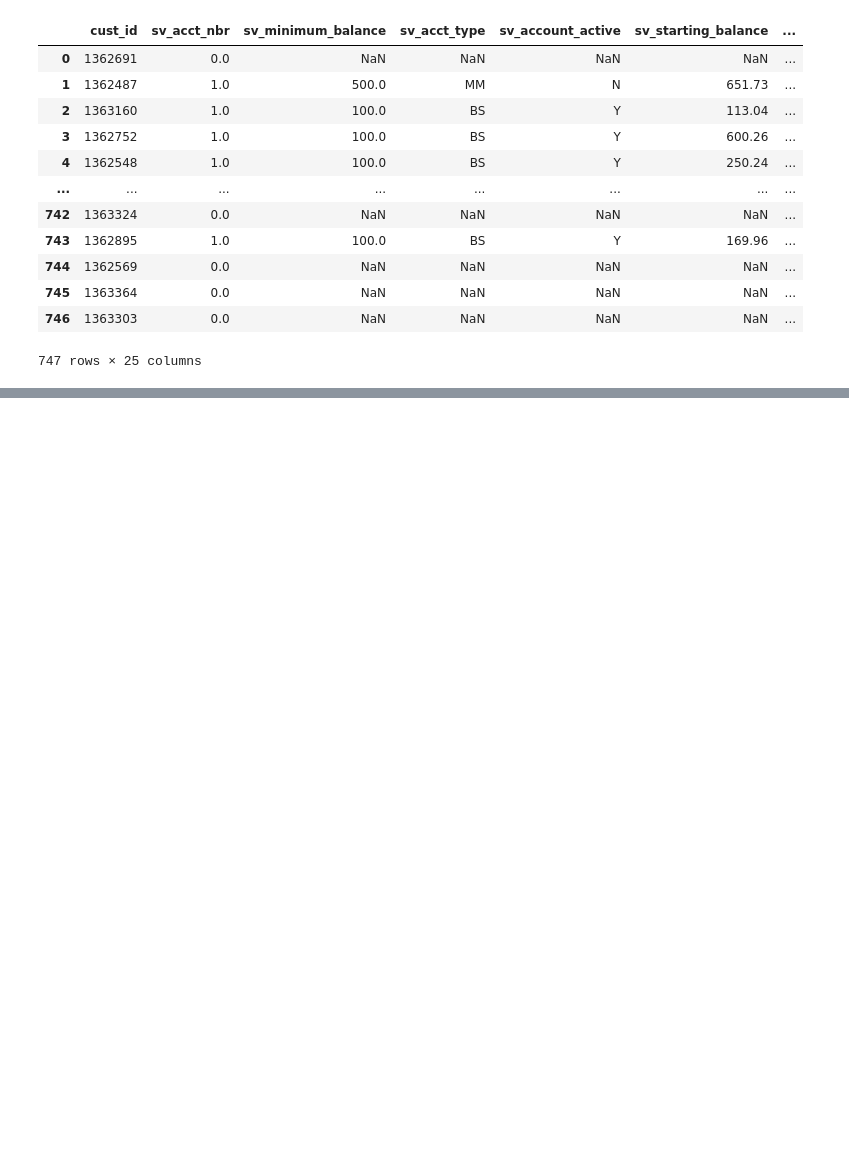
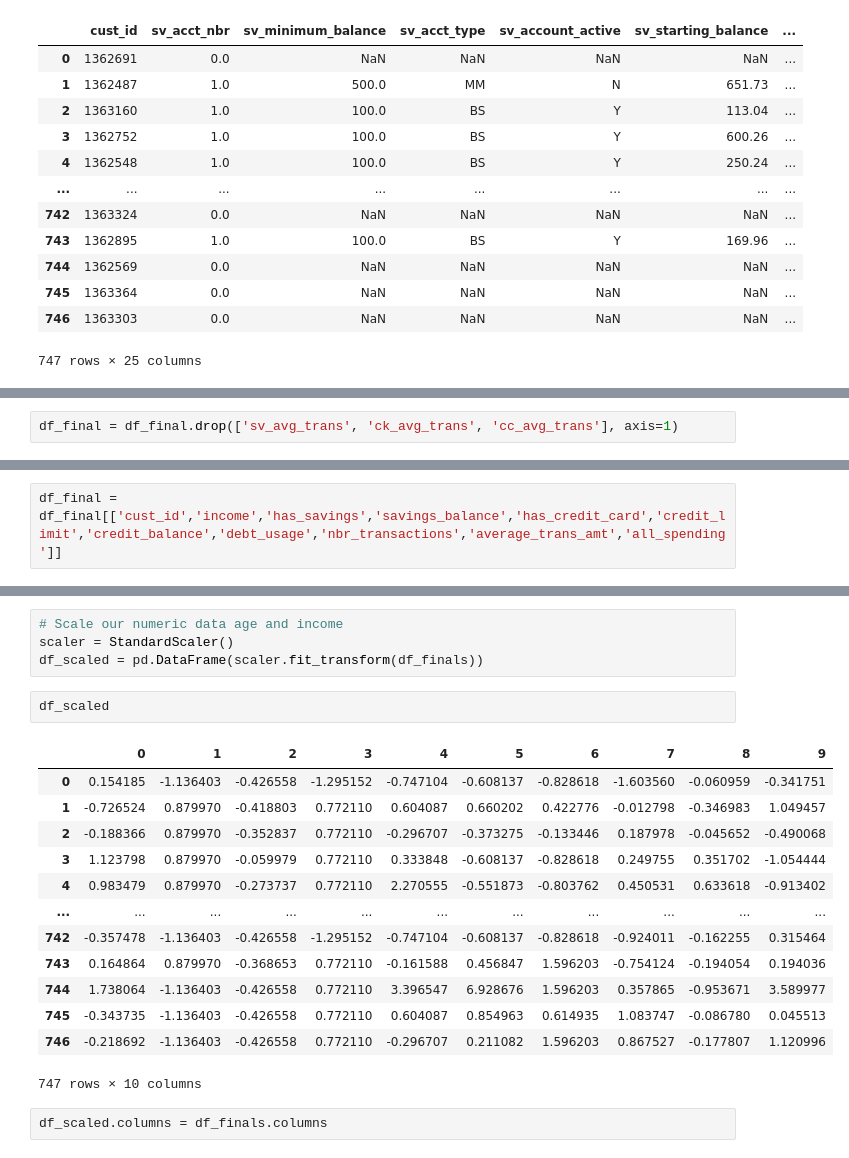
Before and after one commit to Ali-Mohamed23/mini-project-III, a Jupyter notebook: mini-project-part-2.ipynb, the cells around one changed output, grey strips where cells are left out. Saved outputs shown, nothing was run; the diff lists cells and outputs as text; blank space fills up the shorter version.

```diff
--- a/mini-project-part-2.ipynb
+++ b/mini-project-part-2.ipynb
@@ -538,0 +779,2 @@ sv_account_active
+# %%
+df_final = df_final.drop(['sv_avg_trans', 'ck_avg_trans', 'cc_avg_trans'], axis=1)
@@ -538,0 +797,2 @@ sv_account_active
+# %%
+df_final = df_final[['cust_id','income','has_savings','savings_balance','has_credit_card','credit_limit','credit_balance','debt_usage','nbr_transactions','average_trans_amt','all_spending']]
@@ -538,0 +817,22 @@ sv_account_active
+# %%
+# Scale our numeric data age and income
+scaler = StandardScaler()
+df_scaled = pd.DataFrame(scaler.fit_transform(df_finals))
+# %%
+df_scaled
+# %% [output]
+|  | 0 | 1 | 2 | 3 | 4 | 5 | 6 | 7 | 8 | 9 |
+| 0 | 0.154185 | -1.136403 | -0.426558 | -1.295152 | -0.747104 | -0.608137 | -0.828618 | -1.603560 | -0.060959 | -0.341751 |
+| 1 | -0.726524 | 0.879970 | -0.418803 | 0.772110 | 0.604087 | 0.660202 | 0.422776 | -0.012798 | -0.346983 | 1.049457 |
+| 2 | -0.188366 | 0.879970 | -0.352837 | 0.772110 | -0.296707 | -0.373275 | -0.133446 | 0.187978 | -0.045652 | -0.490068 |
+| 3 | 1.123798 | 0.879970 | -0.059979 | 0.772110 | 0.333848 | -0.608137 | -0.828618 | 0.249755 | 0.351702 | -1.054444 |
+| 4 | 0.983479 | 0.879970 | -0.273737 | 0.772110 | 2.270555 | -0.551873 | -0.803762 | 0.450531 | 0.633618 | -0.913402 |
+| ... | ... | ... | ... | ... | ... | ... | ... | ... | ... | ... |
+| 742 | -0.357478 | -1.136403 | -0.426558 | -1.295152 | -0.747104 | -0.608137 | -0.828618 | -0.924011 | -0.162255 | 0.315464 |
+| 743 | 0.164864 | 0.879970 | -0.368653 | 0.772110 | -0.161588 | 0.456847 | 1.596203 | -0.754124 | -0.194054 | 0.194036 |
+| 744 | 1.738064 | -1.136403 | -0.426558 | 0.772110 | 3.396547 | 6.928676 | 1.596203 | 0.357865 | -0.953671 | 3.589977 |
+| 745 | -0.343735 | -1.136403 | -0.426558 | 0.772110 | 0.604087 | 0.854963 | 0.614935 | 1.083747 | -0.086780 | 0.045513 |
+| 746 | -0.218692 | -1.136403 | -0.426558 | 0.772110 | -0.296707 | 0.211082 | 1.596203 | 0.867527 | -0.177807 | 1.120996 |
+747 rows × 10 columns
+# %%
+df_scaled.columns = df_finals.columns
```
Also changed, not shown: parts of 58 cells of this notebook, 1 other file.
